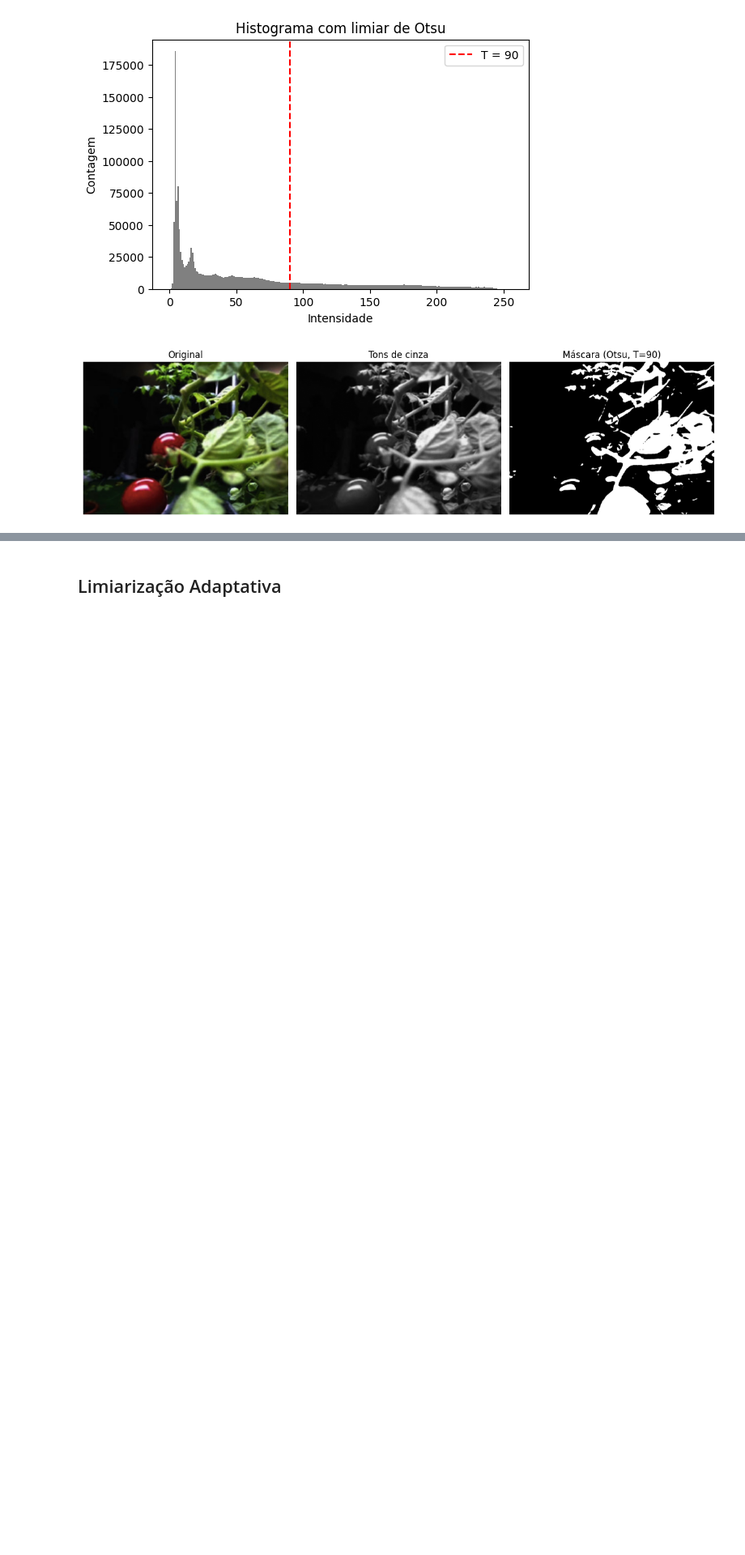
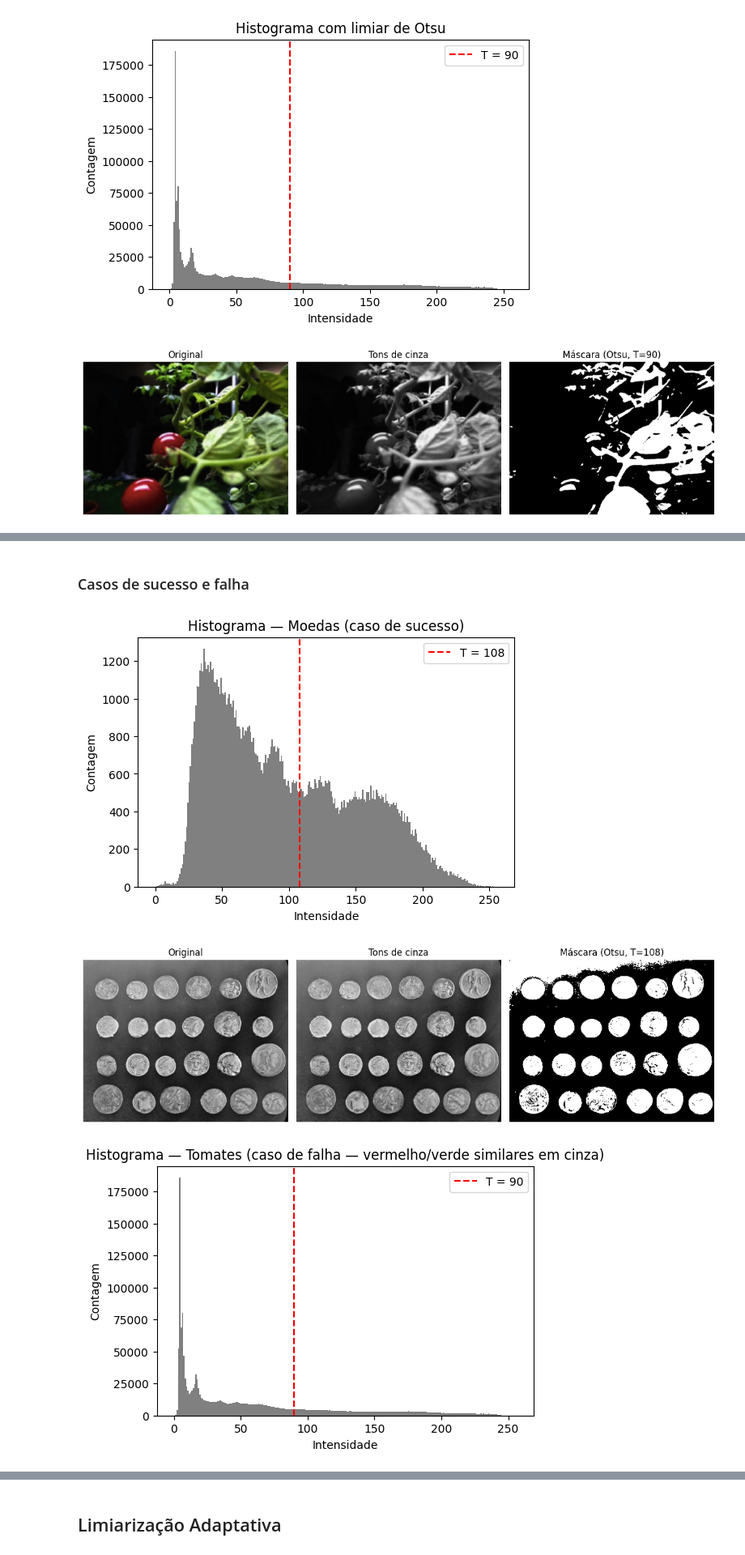
Before and after one commit to m9tzin/segmentation-cvis, a Jupyter notebook: notebook/atividade_segmentacao.ipynb, the cells around one changed output, grey strips where cells are left out. Shown at 81% size. Cells and saved outputs as stored; diff of their text form; code cells hidden in the pictures; blank space fills up the shorter version.

```diff
--- a/notebook/atividade_segmentacao.ipynb
+++ b/notebook/atividade_segmentacao.ipynb
@@ -61,3 +71,24 @@ def show_side_by_side(images, titles):
+# %%
+def analisar_otsu(nome_arquivo, titulo):
+    img_rgb = load_rgb(nome_arquivo)
+    img_gray = cv2.cvtColor(img_rgb, cv2.COLOR_RGB2GRAY)
+
+    t = otsu_threshold(img_gray)
+
+    mask = (img_gray >= t).astype(np.uint8) * 255
+
+    plt.hist(img_gray.flatten(), bins=256, range=(0, 256), color='gray')
+    plt.axvline(t, color='red', linestyle='--', label=f'T = {t}')
+    plt.title(f"Histograma — {titulo}")
+    plt.xlabel("Intensidade")
+    plt.ylabel("Contagem")
+    plt.legend()
+    plt.show()
+
+    show_side_by_side(
+        [img_rgb, img_gray, mask],
+        ["Original", "Tons de cinza", f"Máscara (Otsu, T={t})"]
+    )
 # %% [markdown]
 ## Parte I – Limiarização Manual
 
@@ -121,0 +175,10 @@ Limiar de Otsu: 90
+# %% [markdown]
+### Casos de sucesso e falha
+# %%
+analisar_otsu("coins.png", "Moedas (caso de sucesso)")
+analisar_otsu("tomates-corke.png", "Tomates (caso de falha — vermelho/verde similares em cinza)")
+analisar_otsu("imagem-cereais-corke.png", "Cereais (caso de falha — iluminação não uniforme)")
+# %% [output]
+[figure, added]
+[figure, added]
+[figure, added]
```
Also changed, not shown: parts of 5 cells of this notebook, 2 other files.
